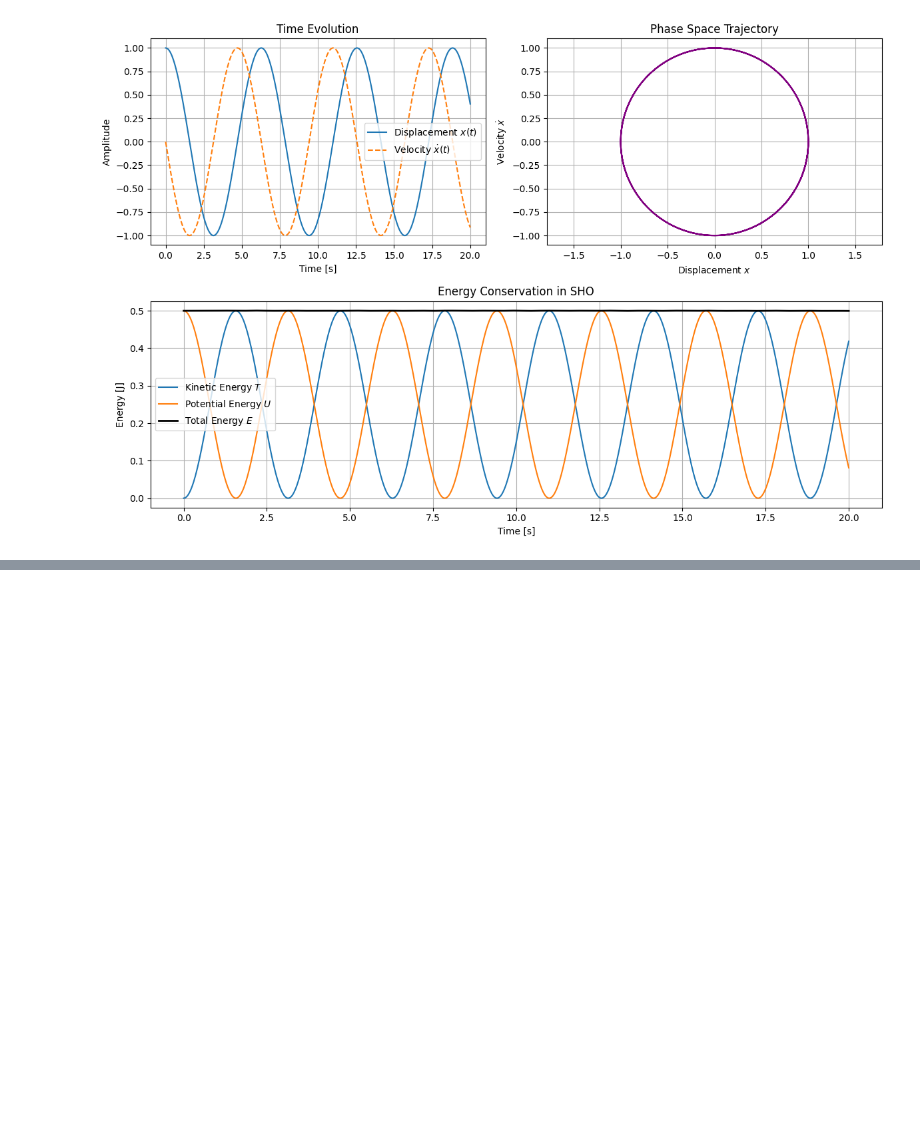
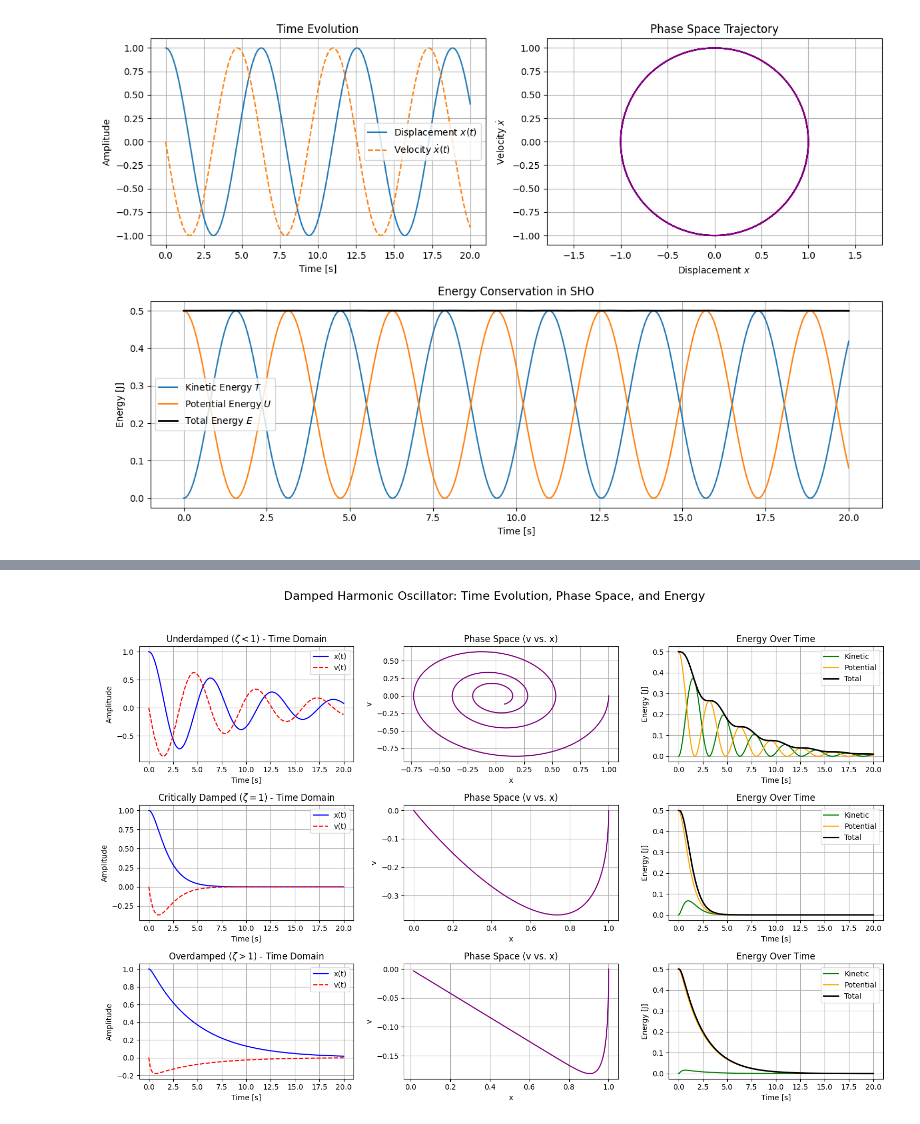
Before and after one commit to dvoils/neural-network-experiments, a Jupyter notebook: sho.ipynb, the cells around one changed output, grey strips where cells are left out. Cells and saved outputs as stored; diff of their text form; code cells hidden in the pictures; blank space fills up the shorter version.

Commit message:
damped oscillations

```diff
--- a/sho.ipynb
+++ b/sho.ipynb
@@ -191,0 +304,76 @@ plt.show()
+# %%
+import numpy as np
+import matplotlib.pyplot as plt
+from scipy.integrate import solve_ivp
+
+# System parameters
+m = 1.0       # Mass (kg)
+k = 1.0       # Spring constant (N/m)
+omega0 = np.sqrt(k / m)  # Undamped natural frequency
+
+# Damping coefficients for 3 cases
+cases = {
+    "Underdamped ($\\zeta < 1$)": 0.2,
+    "Critically Damped ($\\zeta = 1$)": 2.0,
+    "Overdamped ($\\zeta > 1$)": 5.0
+}
+
+# Initial conditions
+x0 = 1.0   # Initial displacement
+v0 = 0.0   # Initial velocity
+
+# Time array
+t_span = (0, 20)
+t_eval = np.linspace(*t_span, 1000)
+
+fig, axs = plt.subplots(len(cases), 3, figsize=(15, 10))
+fig.suptitle("Damped Harmonic Oscillator: Time Evolution, Phase Space, and Energy", fontsize=16)
+
+for i, (label, b) in enumerate(cases.items()):
+    # ODE system
+    def damped_oscillator(t, y):
+        x, v = y
+        dxdt = v
+        dvdt = -(b / m) * v - (k / m) * x
+        return [dxdt, dvdt]
+
+    sol = solve_ivp(damped_oscillator, t_span, [x0, v0], t_eval=t_eval)
+    t = sol.t
+    x = sol.y[0]
+    v = sol.y[1]
+
+    # Energy
+    KE = 0.5 * m * v**2
+    PE = 0.5 * k * x**2
+    E_total = KE + PE
+
+    # Plot displacement and velocity
+    axs[i, 0].plot(t, x, label='x(t)', color='blue')
+    axs[i, 0].plot(t, v, label='v(t)', color='red', linestyle='--')
+    axs[i, 0].set_title(f"{label} - Time Domain")
+    axs[i, 0].set_xlabel("Time [s]")
+    axs[i, 0].set_ylabel("Amplitude")
+    axs[i, 0].legend()
+    axs[i, 0].grid(True)
+
+    # Phase space
+    axs[i, 1].plot(x, v, color='purple')
+    axs[i, 1].set_title("Phase Space (v vs. x)")
+    axs[i, 1].set_xlabel("x")
+    axs[i, 1].set_ylabel("v")
+    axs[i, 1].grid(True)
+
+    # Energy
+    axs[i, 2].plot(t, KE, label='Kinetic', color='green')
+    axs[i, 2].plot(t, PE, label='Potential', color='orange')
+    axs[i, 2].plot(t, E_total, label='Total', color='black', linewidth=2)
+    axs[i, 2].set_title("Energy Over Time")
+    axs[i, 2].set_xlabel("Time [s]")
+    axs[i, 2].set_ylabel("Energy [J]")
+    axs[i, 2].legend()
+    axs[i, 2].grid(True)
+
+plt.tight_layout(rect=[0, 0, 1, 0.95])
+plt.show()
+# %% [output]
+[figure, added]
```
Also changed, not shown: parts of 1 cell of this notebook.
